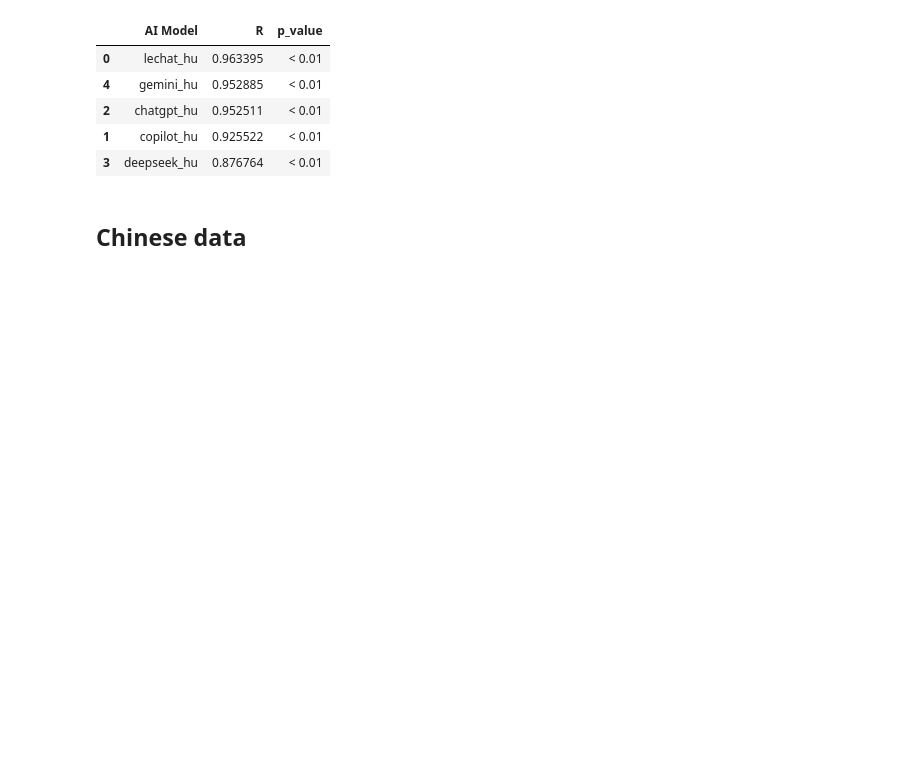
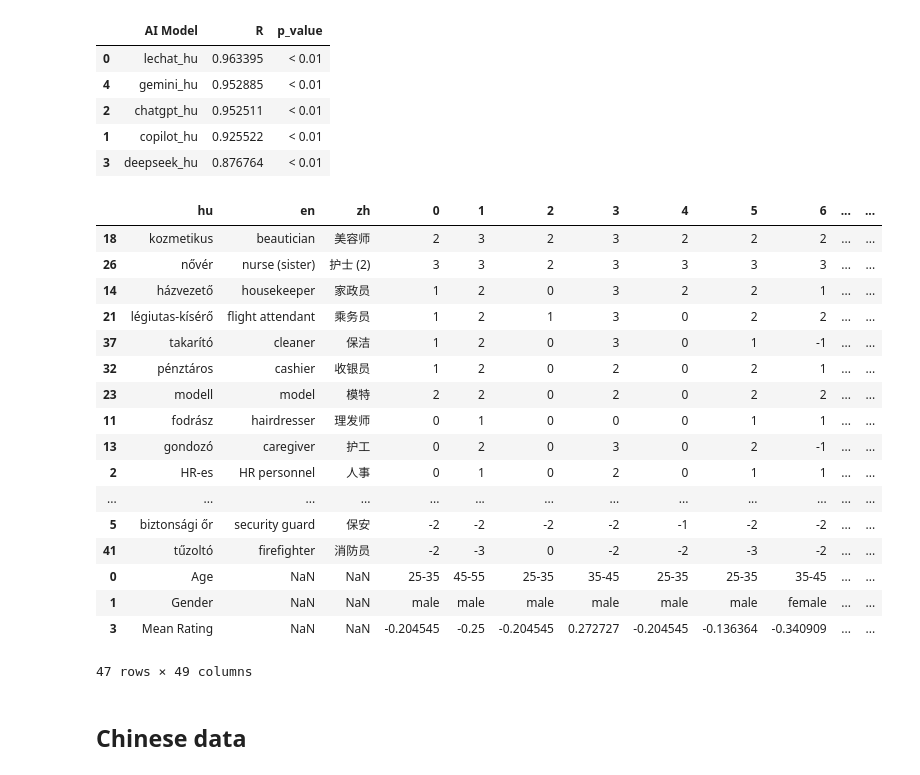
Before and after one commit to partigabor/occupational-gender-bias, a Jupyter notebook: main.ipynb, the cells around one changed output. Cells and saved outputs as stored; diff of their text form; code cells hidden in the pictures; blank space fills up the shorter version.

```diff
--- a/main.ipynb
+++ b/main.ipynb
@@ -1039,6 +1113,27 @@ Correlation Results:
 | 2 | chatgpt_hu | 0.952511 | < 0.01 |
 | 1 | copilot_hu | 0.925522 | < 0.01 |
 | 3 | deepseek_hu | 0.876764 | < 0.01 |
+# %%
+df_hu
+# %% [output]
+|  | hu | en | zh | 0 | 1 | 2 | 3 | 4 | 5 | 6 | ... | ... |
+| 18 | kozmetikus | beautician | 美容师 | 2 | 3 | 2 | 3 | 2 | 2 | 2 | ... | ... |
+| 26 | nővér | nurse (sister) | 护士 (2) | 3 | 3 | 2 | 3 | 3 | 3 | 3 | ... | ... |
+| 14 | házvezető | housekeeper | 家政员 | 1 | 2 | 0 | 3 | 2 | 2 | 1 | ... | ... |
+| 21 | légiutas-kísérő | flight attendant | 乘务员 | 1 | 2 | 1 | 3 | 0 | 2 | 2 | ... | ... |
+| 37 | takarító | cleaner | 保洁 | 1 | 2 | 0 | 3 | 0 | 1 | -1 | ... | ... |
+| 32 | pénztáros | cashier | 收银员 | 1 | 2 | 0 | 2 | 0 | 2 | 1 | ... | ... |
+| 23 | modell | model | 模特 | 2 | 2 | 0 | 2 | 0 | 2 | 2 | ... | ... |
+| 11 | fodrász | hairdresser | 理发师 | 0 | 1 | 0 | 0 | 0 | 1 | 1 | ... | ... |
+| 13 | gondozó | caregiver | 护工 | 0 | 2 | 0 | 3 | 0 | 2 | -1 | ... | ... |
+| 2 | HR-es | HR personnel | 人事 | 0 | 1 | 0 | 2 | 0 | 1 | 1 | ... | ... |
+| ... | ... | ... | ... | ... | ... | ... | ... | ... | ... | ... | ... | ... |
+| 5 | biztonsági őr | security guard | 保安 | -2 | -2 | -2 | -2 | -1 | -2 | -2 | ... | ... |
+| 41 | tűzoltó | firefighter | 消防员 | -2 | -3 | 0 | -2 | -2 | -3 | -2 | ... | ... |
+| 0 | Age | NaN | NaN | 25-35 | 45-55 | 25-35 | 35-45 | 25-35 | 25-35 | 35-45 | ... | ... |
+| 1 | Gender | NaN | NaN | male | male | male | male | male | male | female | ... | ... |
+| 3 | Mean Rating | NaN | NaN | -0.204545 | -0.25 | -0.204545 | 0.272727 | -0.204545 | -0.136364 | -0.340909 | ... | ... |
+47 rows × 49 columns
 # %% [markdown]
 ## Chinese data
 # %%
```
Also changed, not shown: parts of 20 cells of this notebook, 27 other files.
